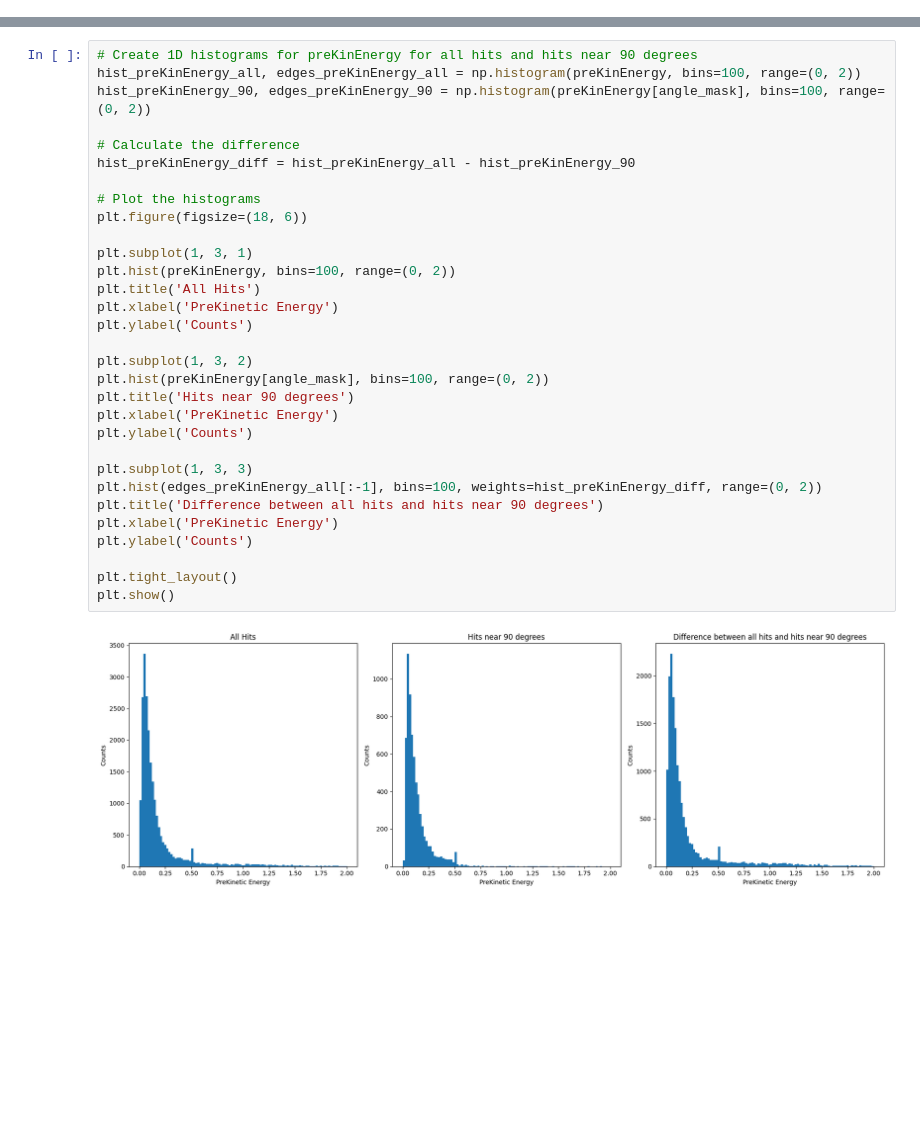
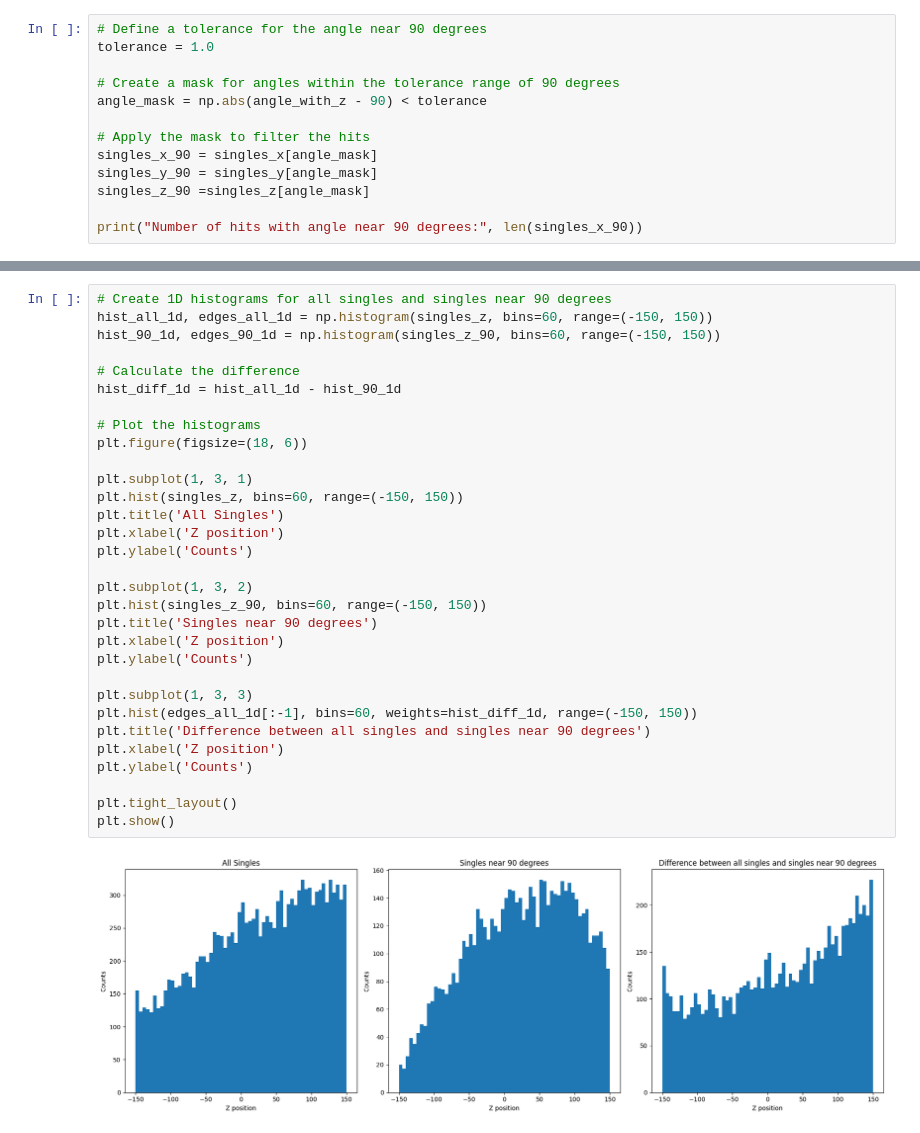
Before and after one commit to francescouni0/VHEE_monitor, a Jupyter notebook: fullcoll.ipynb, the cells around one changed output, grey strips where cells are left out. Drawn from its saved outputs; the diff is of its cells as text; blank space fills up the shorter version.

```diff
--- a/fullcoll.ipynb
+++ b/fullcoll.ipynb
@@ -187,0 +223,13 @@ plt.show()
+# %%
+# Define a tolerance for the angle near 90 degrees
+tolerance = 1.0
+
+# Create a mask for angles within the tolerance range of 90 degrees
+angle_mask = np.abs(angle_with_z - 90) < tolerance
+
+# Apply the mask to filter the hits
+singles_x_90 = singles_x[angle_mask]
+singles_y_90 = singles_y[angle_mask]
+singles_z_90 =singles_z[angle_mask]
+
+print("Number of hits with angle near 90 degrees:", len(singles_x_90))
@@ -188,33 +274,33 @@ plt.show()
 # %%
-# Create 1D histograms for preKinEnergy for all hits and hits near 90 degrees
-hist_preKinEnergy_all, edges_preKinEnergy_all = np.histogram(preKinEnergy, bins=100, range=(0, 2))
-hist_preKinEnergy_90, edges_preKinEnergy_90 = np.histogram(preKinEnergy[angle_mask], bins=100, range=(0, 2))
+# Create 1D histograms for all singles and singles near 90 degrees
+hist_all_1d, edges_all_1d = np.histogram(singles_z, bins=60, range=(-150, 150))
+hist_90_1d, edges_90_1d = np.histogram(singles_z_90, bins=60, range=(-150, 150))
 
 # Calculate the difference
-hist_preKinEnergy_diff = hist_preKinEnergy_all - hist_preKinEnergy_90
+hist_diff_1d = hist_all_1d - hist_90_1d
 
 # Plot the histograms
 plt.figure(figsize=(18, 6))
 
 plt.subplot(1, 3, 1)
-plt.hist(preKinEnergy, bins=100, range=(0, 2))
-plt.title('All Hits')
-plt.xlabel('PreKinetic Energy')
+plt.hist(singles_z, bins=60, range=(-150, 150))
+plt.title('All Singles')
+plt.xlabel('Z position')
 plt.ylabel('Counts')
 
 plt.subplot(1, 3, 2)
-plt.hist(preKinEnergy[angle_mask], bins=100, range=(0, 2))
-plt.title('Hits near 90 degrees')
-plt.xlabel('PreKinetic Energy')
+plt.hist(singles_z_90, bins=60, range=(-150, 150))
+plt.title('Singles near 90 degrees')
+plt.xlabel('Z position')
 plt.ylabel('Counts')
 
 plt.subplot(1, 3, 3)
-plt.hist(edges_preKinEnergy_all[:-1], bins=100, weights=hist_preKinEnergy_diff, range=(0, 2))
-plt.title('Difference between all hits and hits near 90 degrees')
-plt.xlabel('PreKinetic Energy')
+plt.hist(edges_all_1d[:-1], bins=60, weights=hist_diff_1d, range=(-150, 150))
+plt.title('Difference between all singles and singles near 90 degrees')
+plt.xlabel('Z position')
 plt.ylabel('Counts')
 
 plt.tight_layout()
 plt.show()
 # %% [output]
-[figure, old version]
+[figure, new version]
```
Also changed, not shown: parts of 13 cells of this notebook.
